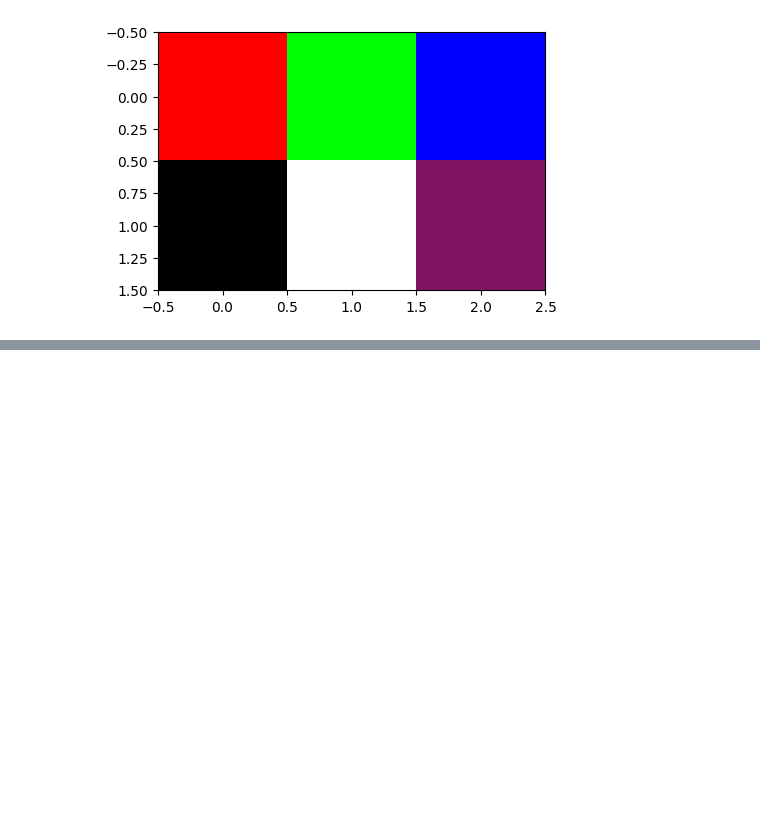
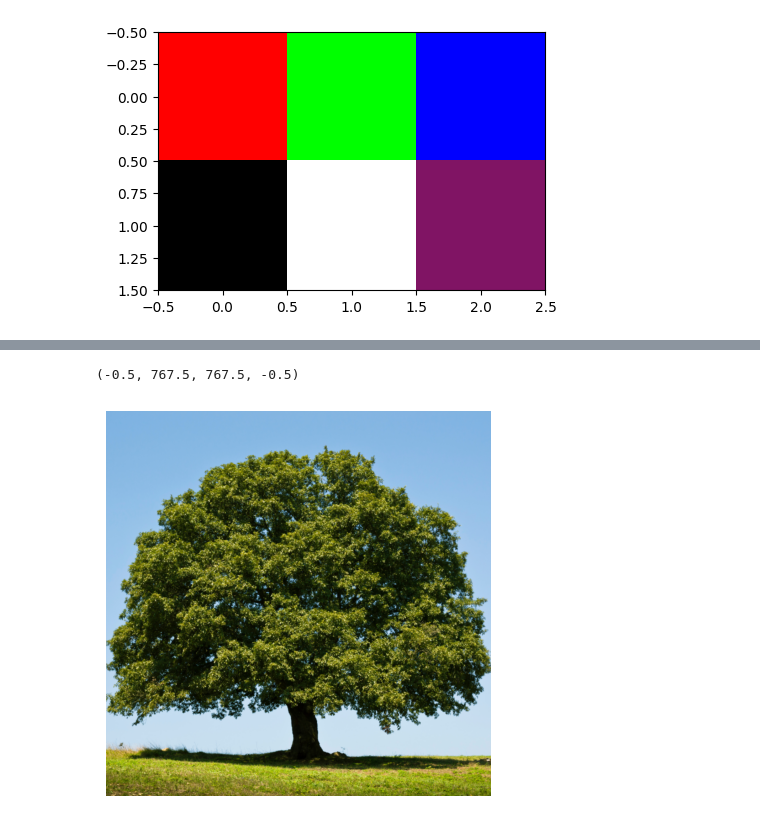
Before and after one commit to vc-2026-i/tema03-mapas-de-colores, a Jupyter notebook: notebook.ipynb, the cells around one changed output, grey strips where cells are left out. Cells and saved outputs as stored; diff of their text form; code cells hidden in the pictures; blank space fills up the shorter version.

```diff
--- a/notebook.ipynb
+++ b/notebook.ipynb
@@ -45,0 +129,8 @@ plt.imshow(Irgb, vmin=0, vmax=255)
+# %%
+x_concat = np.concatenate((x_crop_vert, x_crop_vert_right), axis=1)
+plt.figure(figsize=(5, 5))
+plt.imshow(x_concat)
+plt.axis('off')
+# %% [output]
+(-0.5, 767.5, 767.5, -0.5)
+[figure, added]
```
Also changed, not shown: parts of 17 cells of this notebook, 1 other file.
